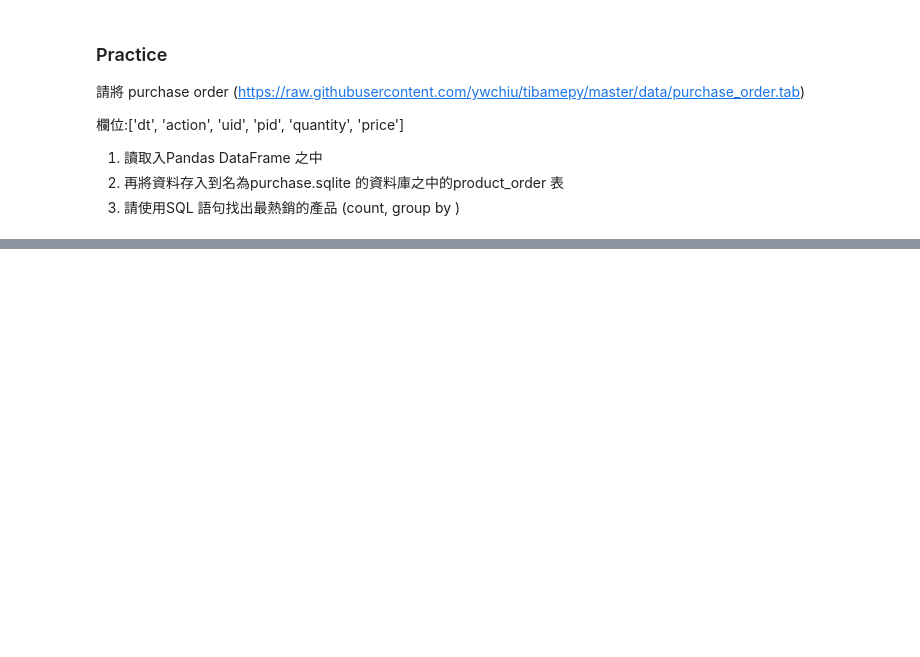
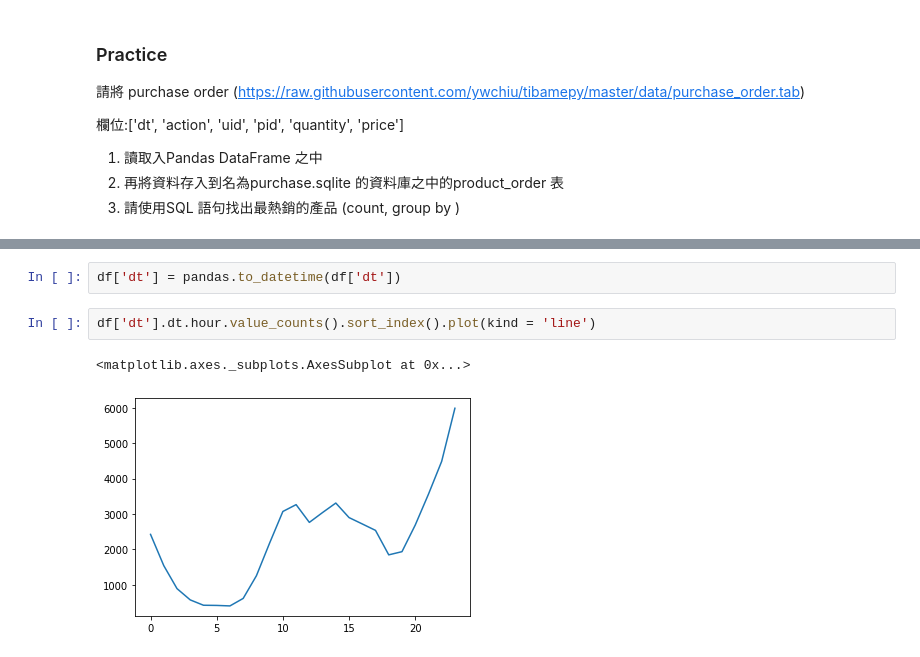
Before and after one commit to ywchiu/tibamepy, a Jupyter notebook: Demo20200927.ipynb, the cells around one changed output, grey strips where cells are left out. Cells and saved outputs as stored; diff of their text form; blank space fills up the shorter version.

```diff
--- a/Demo20200927.ipynb
+++ b/Demo20200927.ipynb
@@ -353,0 +406,7 @@ df2
+# %%
+df['dt'] = pandas.to_datetime(df['dt'])
+# %%
+df['dt'].dt.hour.value_counts().sort_index().plot(kind = 'line')
+# %% [output]
+<matplotlib.axes._subplots.AxesSubplot at 0x...>
+[figure, added]
```
Also changed, not shown: parts of 7 cells of this notebook.
